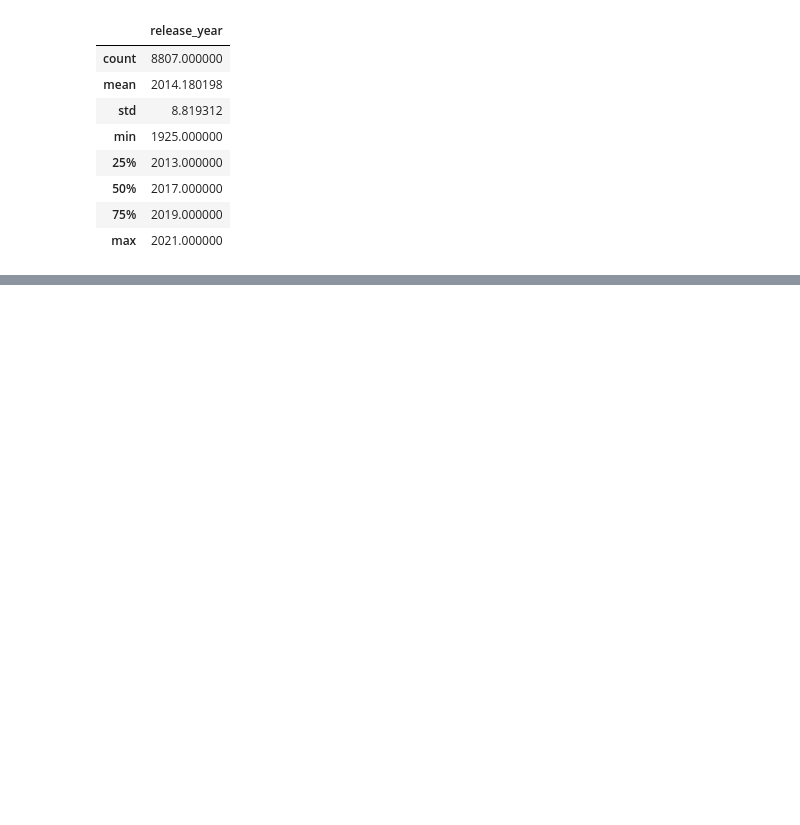
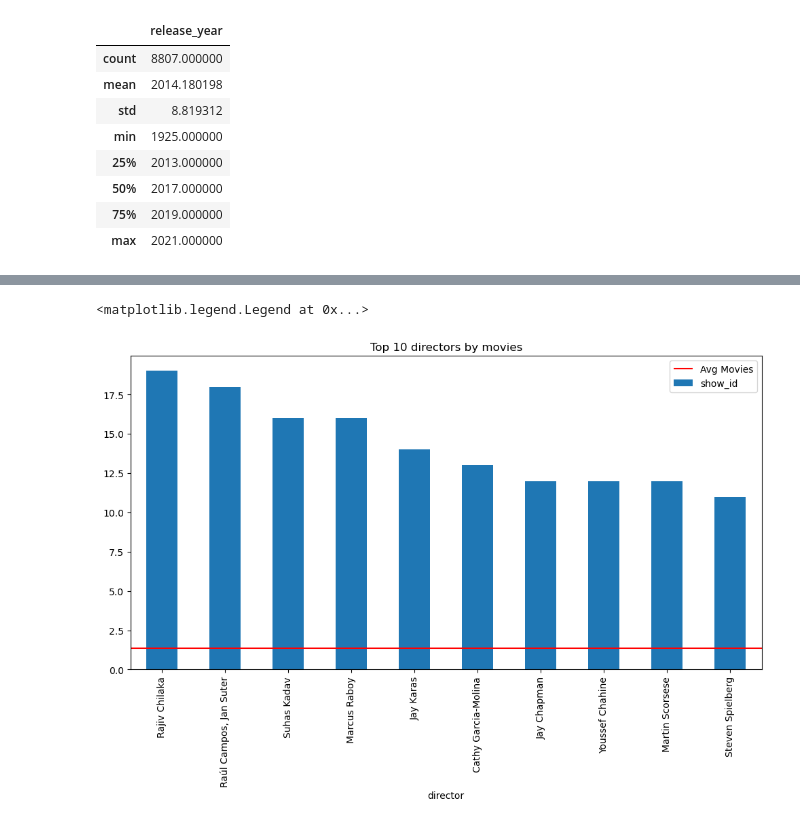
Before and after one commit to muthuganeshece/Business-Case-Study, a Jupyter notebook: Netflix/Code/EDA.ipynb, the cells around one changed output, grey strips where cells are left out. Drawn from its saved outputs; the diff is of its cells as text; code cells hidden in the pictures; blank space fills up the shorter version.

```diff
--- a/Netflix/Code/EDA.ipynb
+++ b/Netflix/Code/EDA.ipynb
@@ -55,0 +115,11 @@ Only in less number of samples date_added, rating and duration values are missin
+# %%
+# Director
+plt.figure(figsize=(12,6))
+data_grp = data.groupby('director')['show_id'].count().sort_values(ascending=False)
+data_grp.iloc[:10].plot(kind='bar')
+plt.title('Top 10 directors by movies')
+plt.hlines(data_grp.mean(), -1, 10, color = 'r', label='Avg Movies by director')
+plt.legend()
+# %% [output]
+<matplotlib.legend.Legend at 0x...>
+[figure, added]
```
Also changed, not shown: parts of 21 cells of this notebook.
